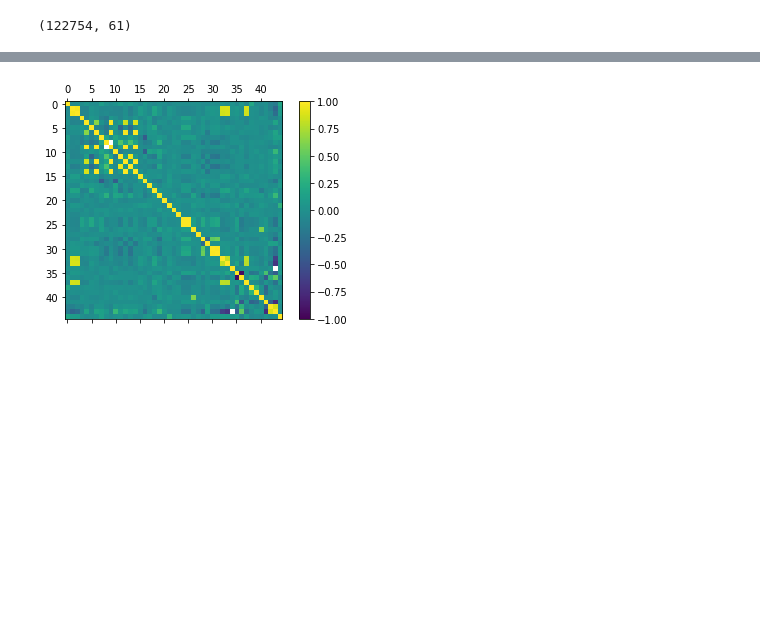
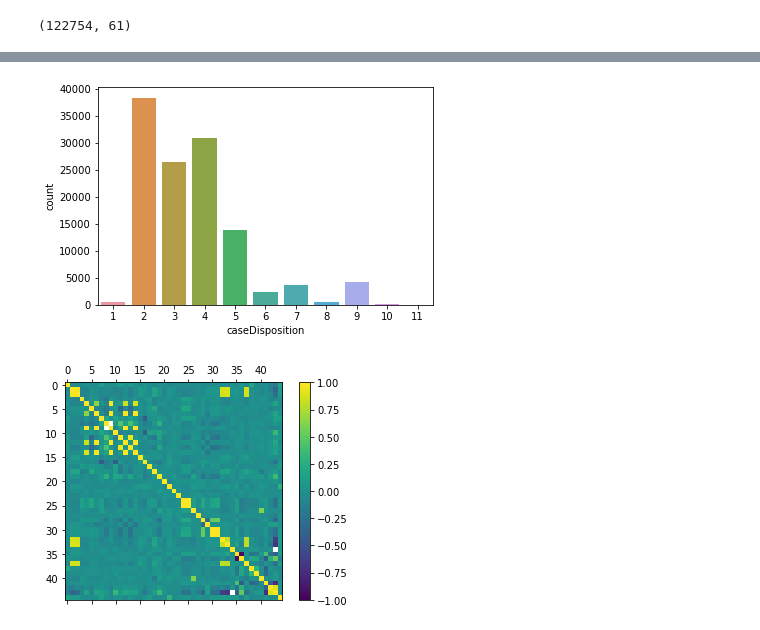
Before and after one commit to BeeBooBap/bbk-project, a Jupyter notebook: data-analysis.ipynb, the cells around one changed output, grey strips where cells are left out. Cells and saved outputs as stored; diff of their text form; code cells hidden in the pictures; blank space fills up the shorter version.

Commit message:
Further analysis added for dataset imbalance and encoding

```diff
--- a/data-analysis.ipynb
+++ b/data-analysis.ipynb
@@ -1,7 +7,7 @@
 # %%
+# importing csv file
 import pandas as pd
-
-raw_df = pd.read_csv("Dataset/SCDB_2021.csv")
+raw_df = pd.read_csv("Dataset/SCDB_2021.csv", encoding = "cp1252")
 
 raw_df.head()
 # %% [output]
@@ -19,3 +42,13 @@ print(raw_df.shape)
+# %%
+import seaborn as sns
+from matplotlib import pyplot as plt
+
+distribution = sns.countplot(raw_df['caseDisposition'])
+distribution.set_xticklabels(['1', '2', '3', '4', '5', '6', '7', '8', '9','10', '11'])
+
+plt.show()
+# %% [output]
+[figure, added]
 # %%
 # Correlation Matrix
 import numpy
```
Also changed, not shown: parts of 3 cells of this notebook.
